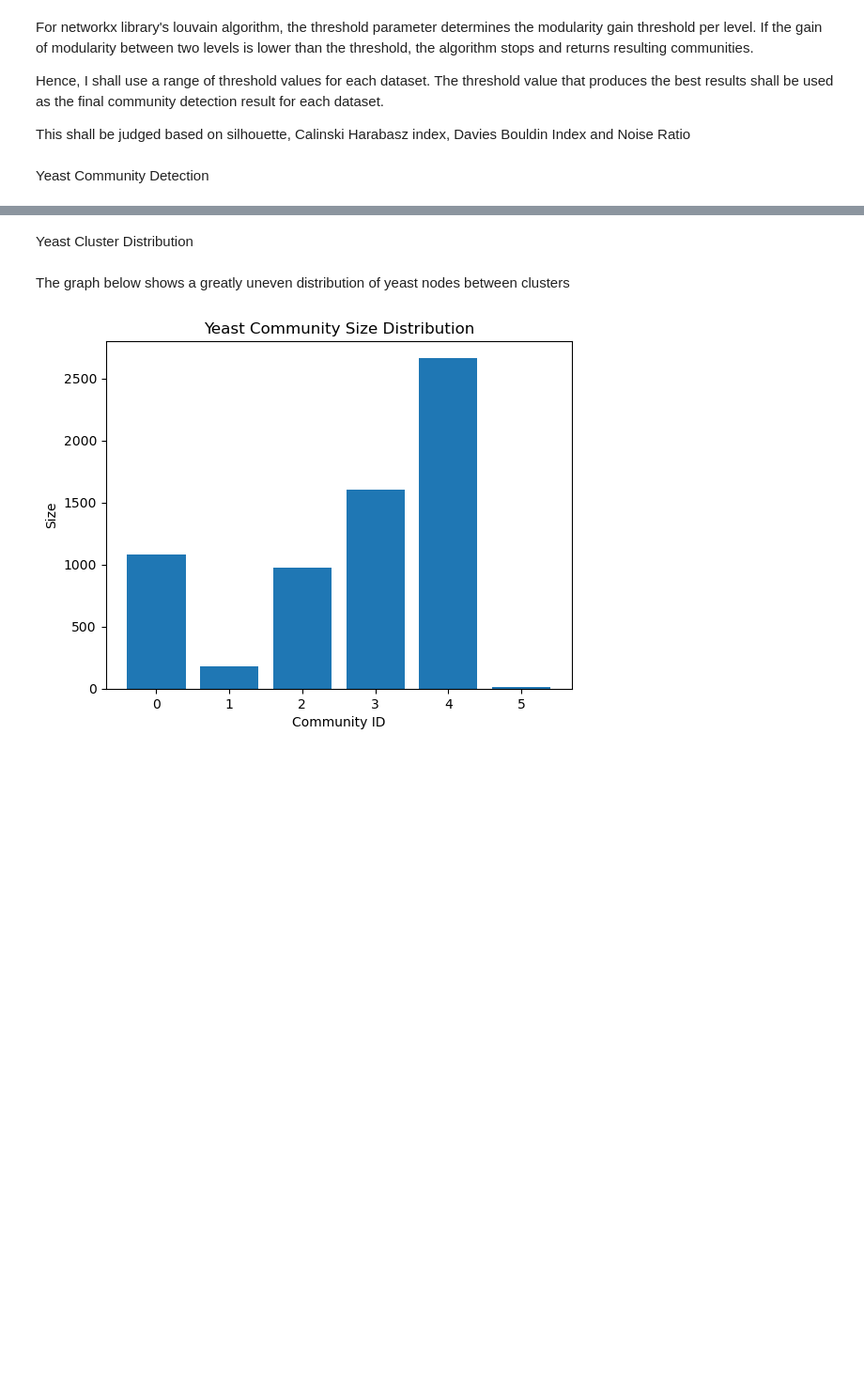
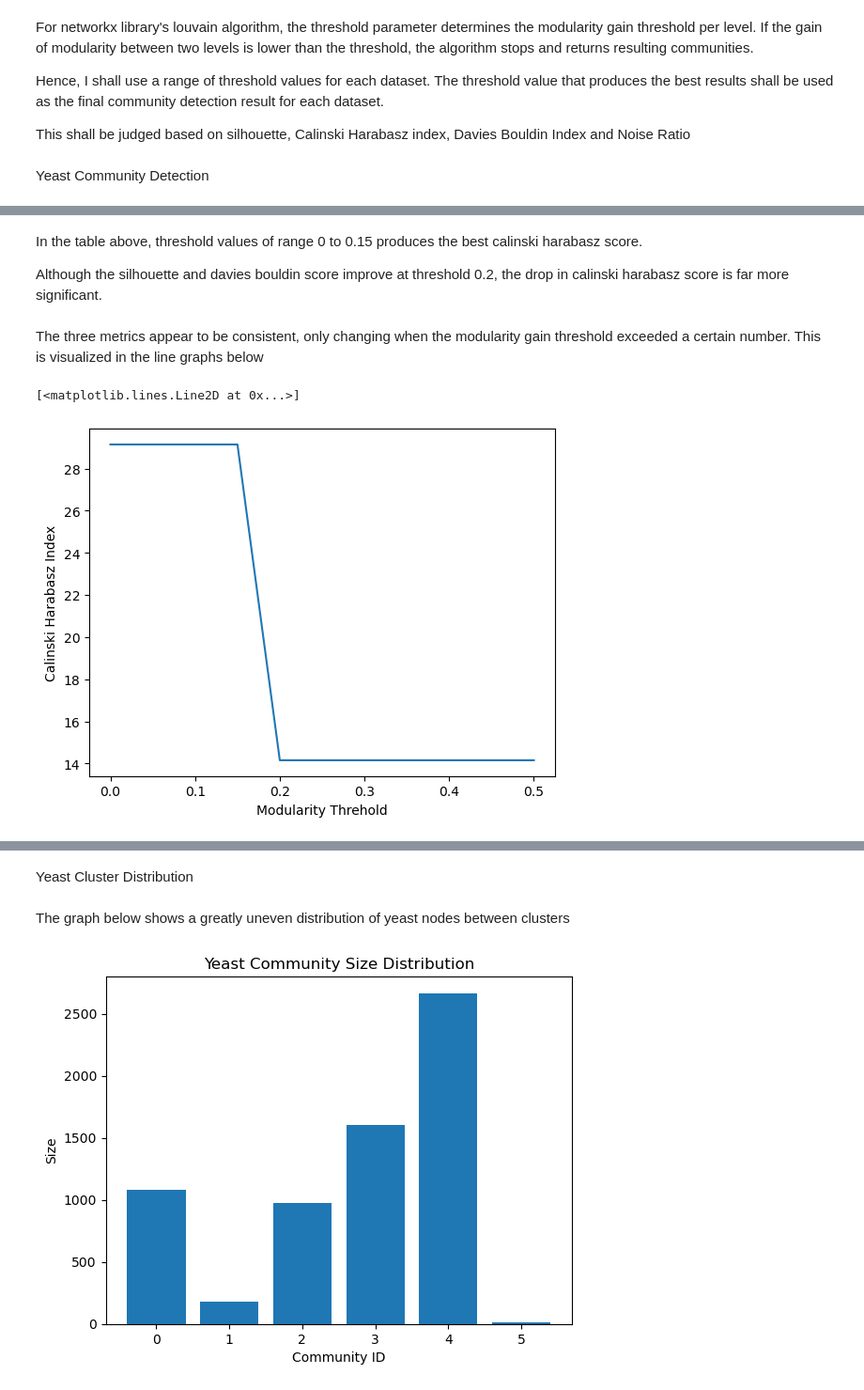
Before and after one commit to itmorgan/SC4200-Proj-One, a Jupyter notebook: louvain.ipynb, the cells around one changed output, grey strips where cells are left out. Shown: that part at 94% size. Cells and saved outputs as stored; diff of their text form; code cells hidden in the pictures; blank space fills up the shorter version.

```diff
--- a/louvain.ipynb
+++ b/louvain.ipynb
@@ -68,0 +103,13 @@ for community in yeast_grps:
+# %% [markdown]
+In the table above, threshold values of range 0 to 0.15 produces the best calinski harabasz score.
+
+Although the silhouette and davies bouldin score improve at threshold 0.2, the drop in calinski harabasz score is far more significant.
+# %% [markdown]
+The three metrics appear to be consistent, only changing when the modularity gain threshold exceeded a certain number. This is visualized in the line graphs below
+# %%
+plt.xlabel('Modularity Threhold')
+plt.ylabel('Calinski Harabasz Index')
+plt.plot(results['threshold'], results['calinski_harabasz'])
+# %% [output]
+[<matplotlib.lines.Line2D at 0x...>]
+[figure, added]
```
Also changed, not shown: parts of 22 cells of this notebook.
